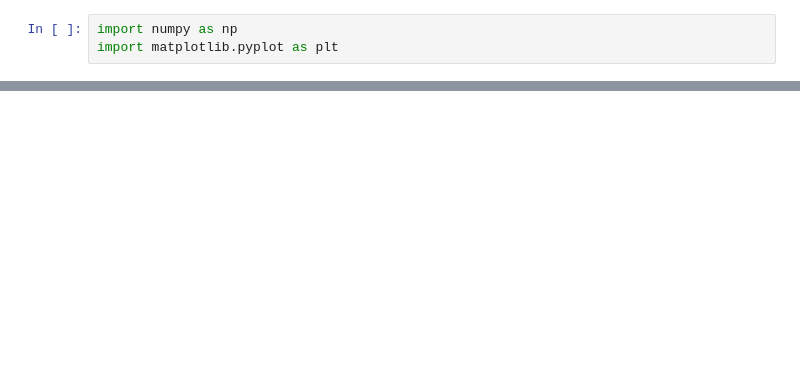
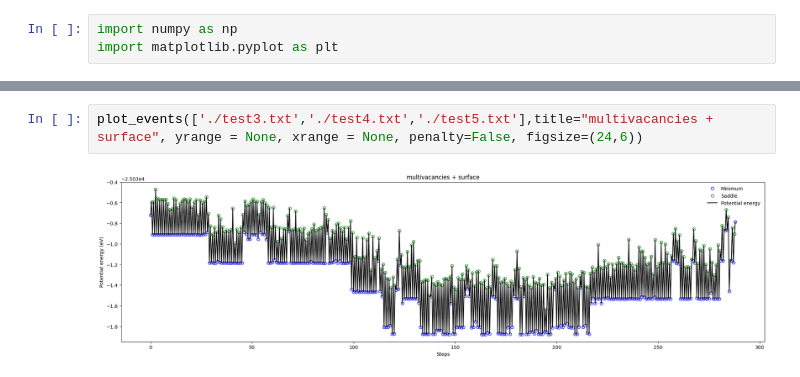
Before and after one commit to ch-tung/ABCD_J, a Jupyter notebook: EAM/surface/plot_energy.ipynb, the cells around one changed output, grey strips where cells are left out. Cells and saved outputs as stored; diff of their text form; blank space fills up the shorter version.

```diff
--- a/EAM/surface/plot_energy.ipynb
+++ b/EAM/surface/plot_energy.ipynb
@@ -35,0 +177,4 @@ plot_energy_vs_steps_p('./test.txt',title="multivacancies + surface", yrange = N
+# %%
+plot_events(['./test3.txt','./test4.txt','./test5.txt'],title="multivacancies + surface", yrange = None, xrange = None, penalty=False, figsize=(24,6))
+# %% [output]
+[figure, added]
```
Also changed, not shown: parts of 5 cells of this notebook.
